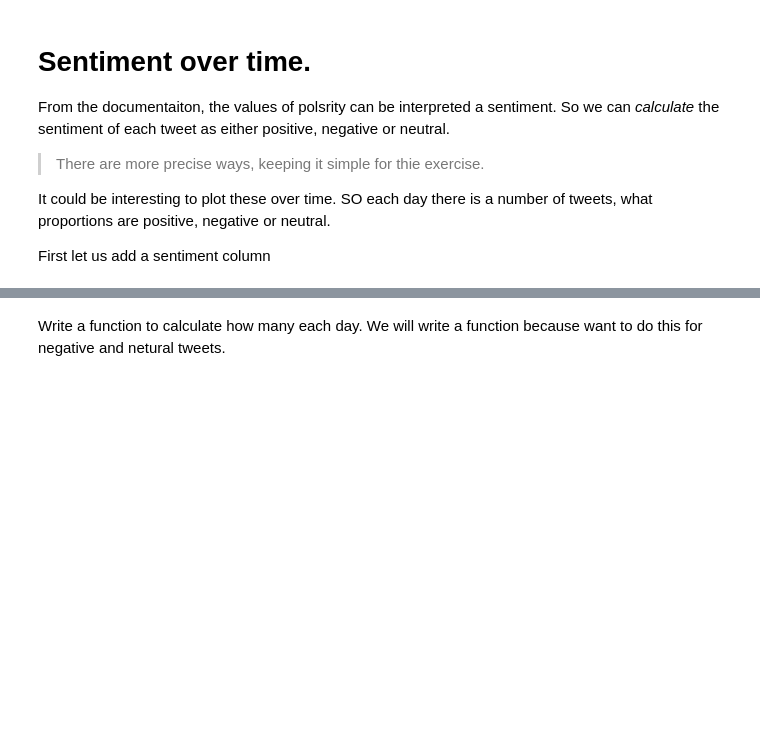
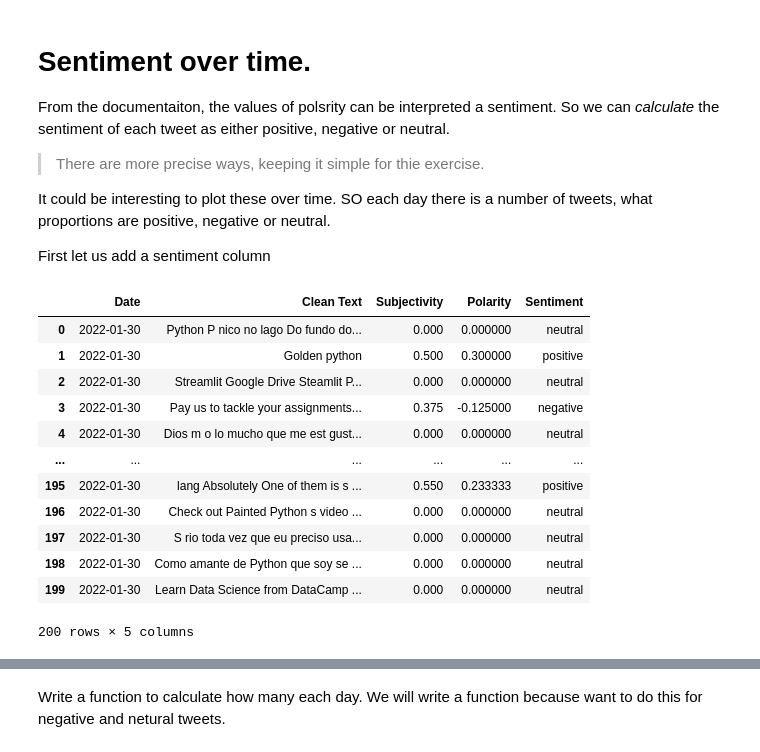
Before and after one commit to Chaka246055/busuness-programming, a Jupyter notebook: visualise_twitter.ipynb, the cells around one changed output, grey strips where cells are left out. Drawn from its saved outputs; the diff is of its cells as text; code cells hidden in the pictures; blank space fills up the shorter version.

```diff
--- a/visualise_twitter.ipynb
+++ b/visualise_twitter.ipynb
@@ -78,6 +122,21 @@ def sentiment(polarity):
       return 'negative'
 # %%
 # Add sentiment column
-tweets_df['Sentiment'] =
+tweets_df['Sentiment'] = tweets_df['Polarity'].apply(sentiment)
+tweets_df.head(200)
+# %% [output]
+|  | Date | Clean Text | Subjectivity | Polarity | Sentiment |
+| 0 | 2022-01-30 | Python P nico no lago Do fundo do... | 0.000 | 0.000000 | neutral |
+| 1 | 2022-01-30 | Golden python | 0.500 | 0.300000 | positive |
+| 2 | 2022-01-30 | Streamlit Google Drive Steamlit P... | 0.000 | 0.000000 | neutral |
+| 3 | 2022-01-30 | Pay us to tackle your assignments... | 0.375 | -0.125000 | negative |
+| 4 | 2022-01-30 | Dios m o lo mucho que me est gust... | 0.000 | 0.000000 | neutral |
+| ... | ... | ... | ... | ... | ... |
+| 195 | 2022-01-30 | lang Absolutely One of them is s ... | 0.550 | 0.233333 | positive |
+| 196 | 2022-01-30 | Check out Painted Python s video ... | 0.000 | 0.000000 | neutral |
+| 197 | 2022-01-30 | S rio toda vez que eu preciso usa... | 0.000 | 0.000000 | neutral |
+| 198 | 2022-01-30 | Como amante de Python que soy se ... | 0.000 | 0.000000 | neutral |
+| 199 | 2022-01-30 | Learn Data Science from DataCamp ... | 0.000 | 0.000000 | neutral |
+200 rows × 5 columns
 # %%
 # Lets get just the positive tweets
```
Also changed, not shown: parts of 11 cells of this notebook.
